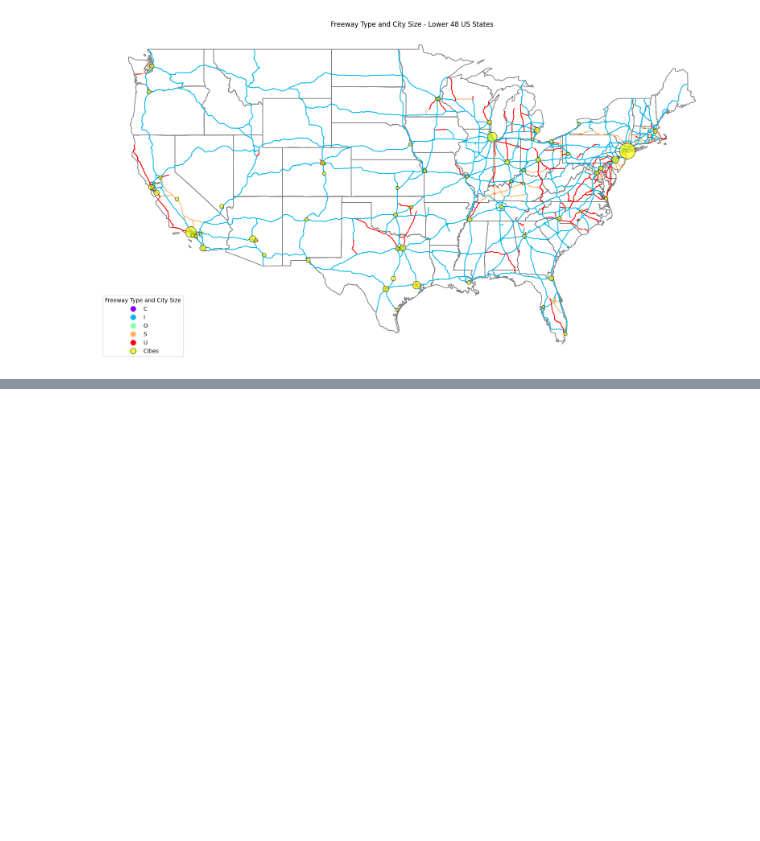
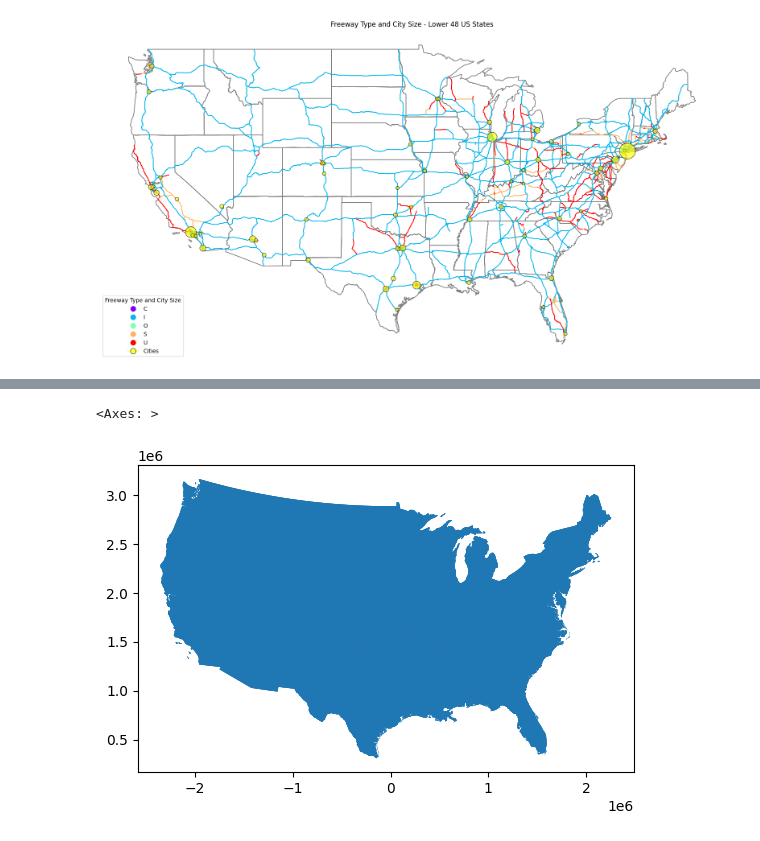
Before and after one commit to freecircuit/Advanced_GIS_TESC, a Jupyter notebook: Lab1_states/states.ipynb, the cells around one changed output, grey strips where cells are left out. Drawn from its saved outputs; the diff is of its cells as text; code cells hidden in the pictures; blank space fills up the shorter version.

Commit message:
Convert to Projected CRS

```diff
--- a/Lab1_states/states.ipynb
+++ b/Lab1_states/states.ipynb
@@ -96,0 +115,9 @@ plt.savefig(OUTPUT / 'States_Lab1.png', dpi=300)
+# %%
+#Convert to Albers Equal Area Conic
+#This CRS code is EPSG:5070
+
+states = states.to_crs(5070)
+states.plot()
+# %% [output]
+<Axes: >
+[figure, added]
```
Also changed, not shown: parts of 3 cells of this notebook.
